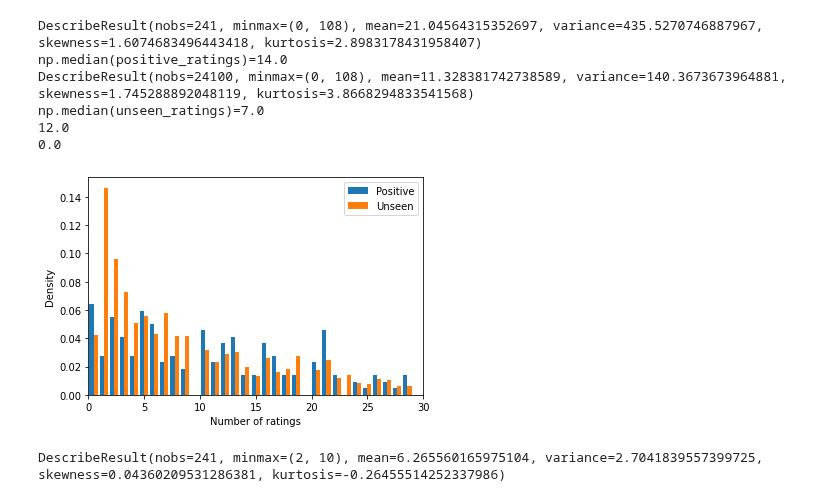
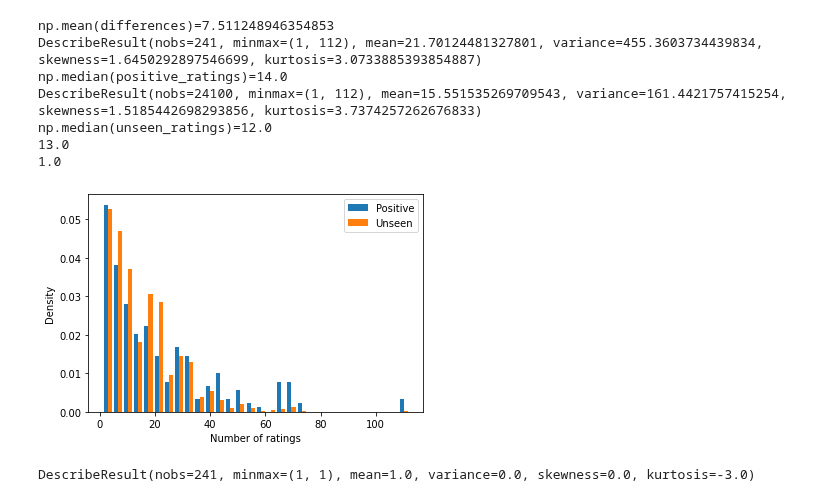
Before and after one commit to MI-911/cold-start-framework, a Jupyter notebook: tools/analysis/sampling_popularity.ipynb, the cells around one changed output. Cells and saved outputs as stored; diff of their text form; code cells hidden in the pictures.

```diff
--- a/tools/analysis/sampling_popularity.ipynb
+++ b/tools/analysis/sampling_popularity.ipynb
@@ -24,42 +24,45 @@ print(entity_ratings)
 
 positive_ratings = list()
 unseen_ratings = list()
+differences = list()
 
 for user, ratings in data_loader.testing().items():
     items = set()
     for cold_set in ratings.sets:
         positive_items = cold_set.ranking.sentiment_samples[Sentiment.POSITIVE]
         unseen_items = cold_set.ranking.sentiment_samples[Sentiment.UNSEEN]
 
         for item in positive_items:
             positive_ratings.append(entity_ratings.get(item, 0))
 
         for item in unseen_items:
             unseen_ratings.append(entity_ratings.get(item, 0))
 
-        break
+        differences.append(np.mean(positive_ratings) - np.mean(unseen_ratings))
 
+print(f'{np.mean(differences)=}')
 print(stats.describe(positive_ratings))
 print(f'{np.median(positive_ratings)=}')
 print(stats.describe(unseen_ratings))
 print(f'{np.median(unseen_ratings)=}')
 
 print(f'{np.percentile(positive_ratings, 45)}')
 print(f'{np.percentile(unseen_ratings, 3)}')
-plt.hist([positive_ratings, unseen_ratings], bins=119, label=['Positive', 'Unseen'], density=True)
+plt.hist([positive_ratings, unseen_ratings], bins=30, label=['Positive', 'Unseen'], density=True)
 plt.legend(loc='upper right')
 plt.xlabel('Number of ratings')
 plt.ylabel('Density')
-plt.xlim([0, 30])
+#plt.xlim([0, 30])
 plt.savefig('sampling_popularity_bias.pdf', bbox_inches='tight')
 # %% [output]
-DescribeResult(nobs=241, minmax=(0, 108), mean=21.04564315352697, variance=435.5270746887967, skewness=1.6074683496443418, kurtosis=2.8983178431958407)
+np.mean(differences)=7.511248946354853
+DescribeResult(nobs=241, minmax=(1, 112), mean=21.70124481327801, variance=455.3603734439834, skewness=1.6450292897546699, kurtosis=3.0733885393854887)
 np.median(positive_ratings)=14.0
-DescribeResult(nobs=24100, minmax=(0, 108), mean=11.328381742738589, variance=140.3673673964881, skewness=1.745288892048119, kurtosis=3.8668294833541568)
-np.median(unseen_ratings)=7.0
-12.0
-0.0
+DescribeResult(nobs=24100, minmax=(1, 112), mean=15.551535269709543, variance=161.4421757415254, skewness=1.5185442698293856, kurtosis=3.7374257262676833)
+np.median(unseen_ratings)=12.0
+13.0
+1.0
-[figure, old version]
+[figure, new version]
 # %%
 # How many unique positive samples we have per test user
 test_ratings = dict()
@@ -77,4 +80,4 @@ for user, ratings in data_loader.testing().items():
 
 print(stats.describe(lengths))
 # %% [output]
-DescribeResult(nobs=241, minmax=(2, 10), mean=6.265560165975104, variance=2.7041839557399725, skewness=0.04360209531286381, kurtosis=-0.26455514252337986)
+DescribeResult(nobs=241, minmax=(1, 1), mean=1.0, variance=0.0, skewness=0.0, kurtosis=-3.0)
```
Also changed, not shown: parts of 1 cell of this notebook, 9 other files.
